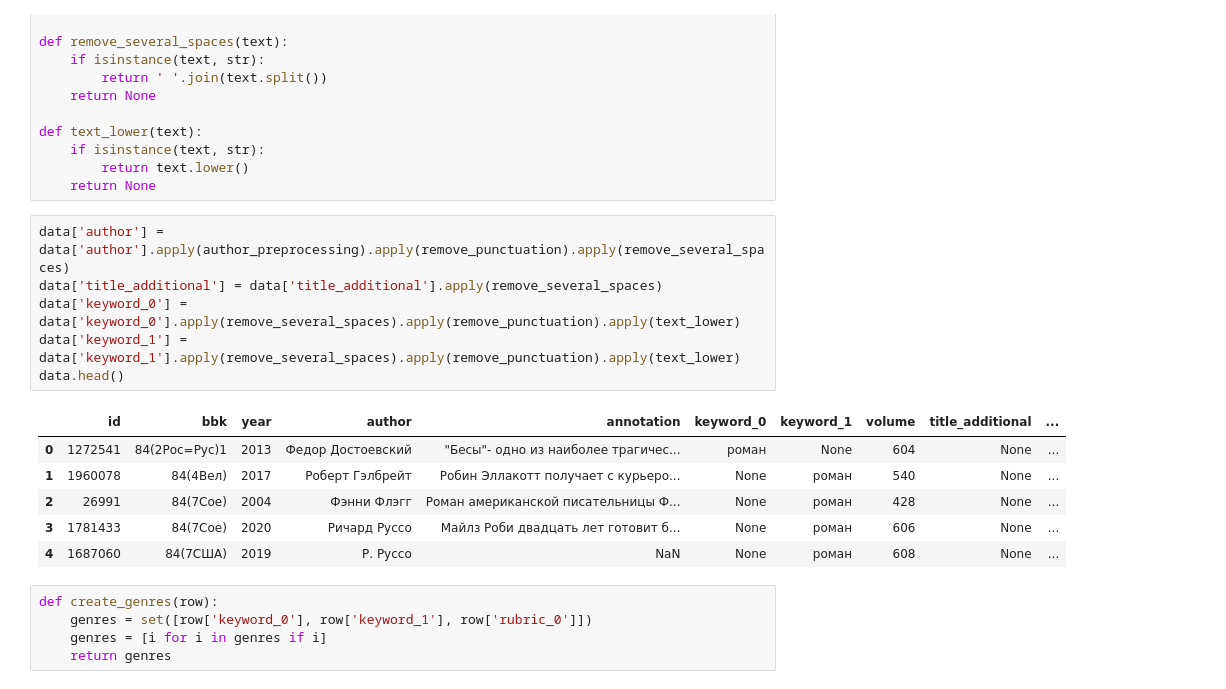
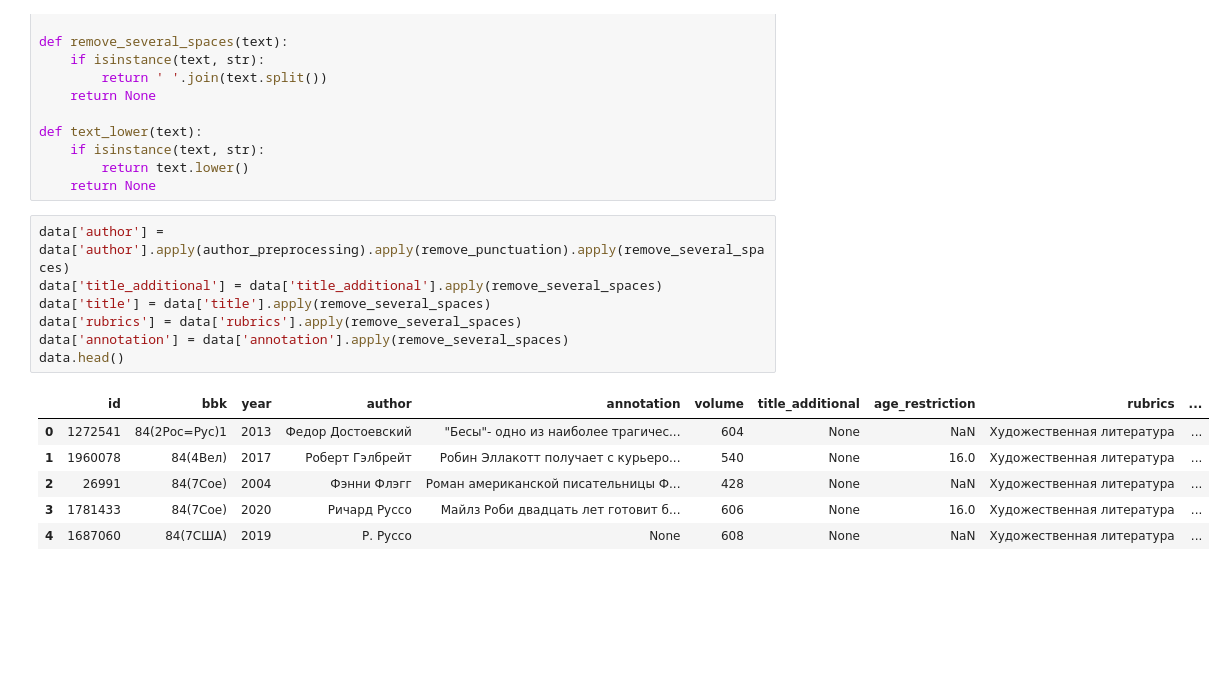
Before and after one commit to MAGLeb/hackaton-2021-recsys, a Jupyter notebook: notebooks/books_preprocessing.ipynb, the cells around one changed output. Saved outputs shown, nothing was run; the diff lists cells and outputs as text; blank space fills up the shorter version.

Commit message:
add trainer, rubrics API, collab filtering, etc...

```diff
--- a/notebooks/books_preprocessing.ipynb
+++ b/notebooks/books_preprocessing.ipynb
@@ -315,18 +312,14 @@ def text_lower(text):
 # %%
 data['author'] = data['author'].apply(author_preprocessing).apply(remove_punctuation).apply(remove_several_spaces)
 data['title_additional'] = data['title_additional'].apply(remove_several_spaces)
-data['keyword_0'] = data['keyword_0'].apply(remove_several_spaces).apply(remove_punctuation).apply(text_lower)
-data['keyword_1'] = data['keyword_1'].apply(remove_several_spaces).apply(remove_punctuation).apply(text_lower)
+data['title'] = data['title'].apply(remove_several_spaces)
+data['rubrics'] = data['rubrics'].apply(remove_several_spaces)
+data['annotation'] = data['annotation'].apply(remove_several_spaces)
 data.head()
 # %% [output]
-|  | id | bbk | year | author | annotation | keyword_0 | keyword_1 | volume | title_additional | ... |
-| 0 | 1272541 | 84(2Рос=Рус)1 | 2013 | Федор Достоевский | "Бесы"- одно из наиболее трагичес... | роман | None | 604 | None | ... |
-| 1 | 1960078 | 84(4Вел) | 2017 | Роберт Гэлбрейт | Робин Эллакотт получает с курьеро... | None | роман | 540 | None | ... |
-| 2 | 26991 | 84(7Сое) | 2004 | Фэнни Флэгг | Роман американской писательницы Ф... | None | роман | 428 | None | ... |
-| 3 | 1781433 | 84(7Сое) | 2020 | Ричард Руссо | Майлз Роби двадцать лет готовит б... | None | роман | 606 | None | ... |
-| 4 | 1687060 | 84(7США) | 2019 | Р. Руссо | NaN | None | роман | 608 | None | ... |
+|  | id | bbk | year | author | annotation | volume | title_additional | age_restriction | rubrics | ... |
+| 0 | 1272541 | 84(2Рос=Рус)1 | 2013 | Федор Достоевский | "Бесы"- одно из наиболее трагичес... | 604 | None | NaN | Художественная литература | ... |
+| 1 | 1960078 | 84(4Вел) | 2017 | Роберт Гэлбрейт | Робин Эллакотт получает с курьеро... | 540 | None | 16.0 | Художественная литература | ... |
+| 2 | 26991 | 84(7Сое) | 2004 | Фэнни Флэгг | Роман американской писательницы Ф... | 428 | None | NaN | Художественная литература | ... |
+| 3 | 1781433 | 84(7Сое) | 2020 | Ричард Руссо | Майлз Роби двадцать лет готовит б... | 606 | None | 16.0 | Художественная литература | ... |
+| 4 | 1687060 | 84(7США) | 2019 | Р. Руссо | None | 608 | None | NaN | Художественная литература | ... |
-# %%
-def create_genres(row):
-    genres = set([row['keyword_0'], row['keyword_1'], row['rubric_0']])
-    genres = [i for i in genres if i]
-    return genres
```
Also changed, not shown: parts of 10 cells of this notebook, 11 other files.
